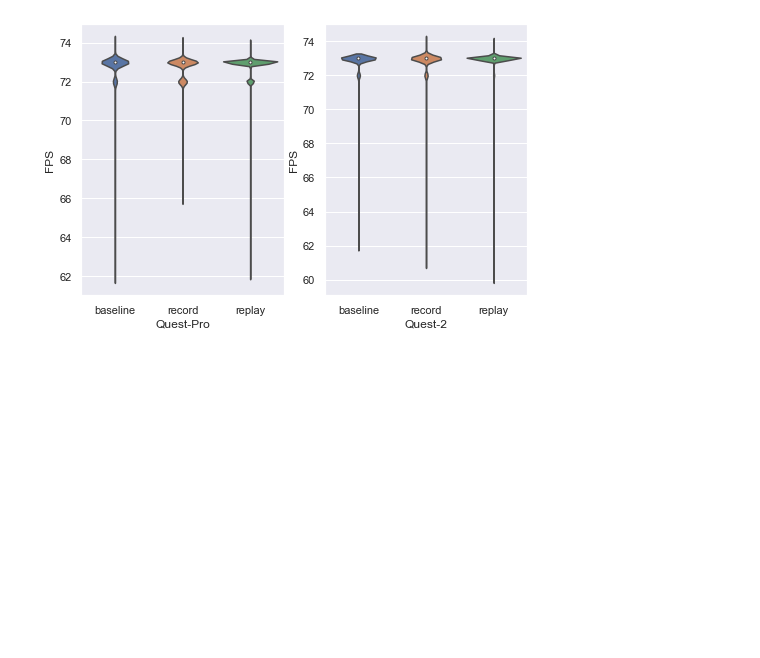
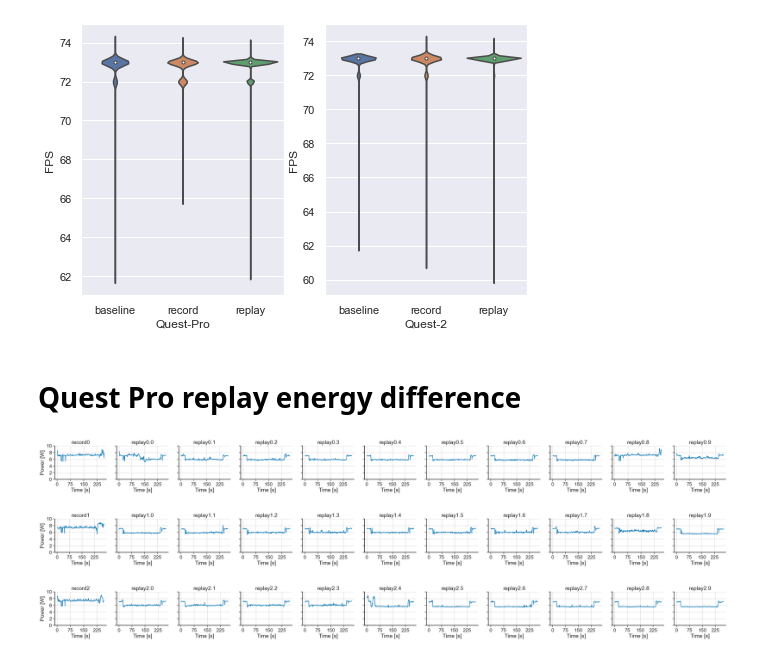
Before and after one commit to Raiduy/librnr-experiments, a Jupyter notebook: analysis_logcat.ipynb, the cells around one changed output. Saved outputs shown, nothing was run; the diff lists cells and outputs as text; code cells hidden in the pictures; blank space fills up the shorter version.

Commit message:
Quest Pro energy drop analysis

```diff
--- a/analysis_logcat.ipynb
+++ b/analysis_logcat.ipynb
@@ -177,3 +177,5 @@ Index(['CPU Level', 'GPU Level', 'CPU Frequency (MHz)', 'GPU Frequency (MHz)',
       dtype='object')
 [Text(0, 0.5, 'FPS'), Text(0.5, 0, 'Quest-2')]
 [figure]
+# %% [markdown]
+# Quest Pro replay energy difference
@@ -179,0 +221,26 @@ Index(['CPU Level', 'GPU Level', 'CPU Frequency (MHz)', 'GPU Frequency (MHz)',
+# %%
+for record in range(3):
+    df = pd.read_csv(f'{path}record{record}/battery_manager.csv')
+    fig, ax = plt.subplots(1, 11, figsize=(40, 2), sharey=True)
+    # fig.suptitle('record' + str(record))
+    # df = reset_timestamp(df)
+    sns.lineplot(data=df, x='Timestamp', y='power', ax=ax[0])
+    ax[0].set_title('record' + str(record))
+    ax[0].set_xlabel('Time [s]')
+    ax[0].set_ylabel('Power [W]')
+    ax[0].set_xticks(np.arange(0, 300, 75))
+    ax[0].set_ylim(0, 10)
+    ax[0].set_yticks(np.arange(0, 11, 2))
+
+
+    for replay in range(10):
+        df = pd.read_csv(f'{path}replay{record}.{replay}/battery_manager.csv')
+        # df = reset_timestamp(df)
+        sns.lineplot(data=df, x='Timestamp', y='power', ax=ax[replay + 1])
+        ax[replay + 1].set_title(f'replay{record}.{replay}')
+        ax[replay + 1].set_xlabel('Time [s]')
+        ax[replay + 1].set_xticks(np.arange(0, 300, 75))
+# %% [output]
+[figure, added]
+[figure, added]
+[figure, added]
```
Also changed, not shown: parts of 2 cells of this notebook.
